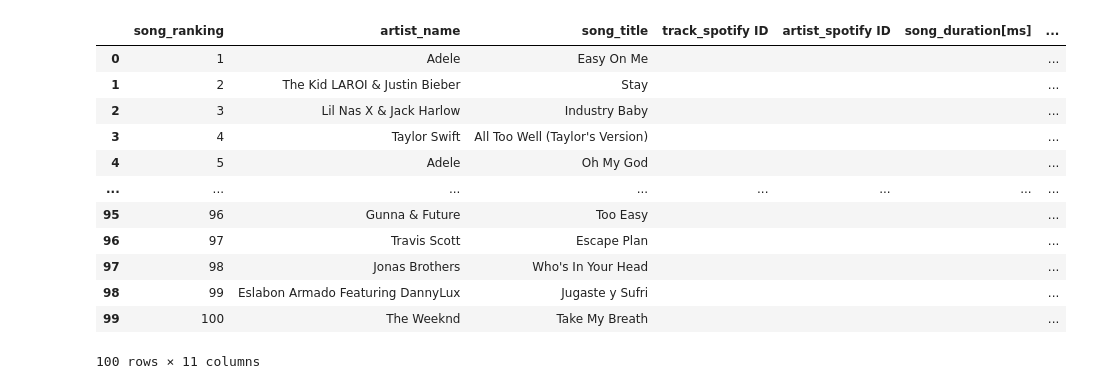
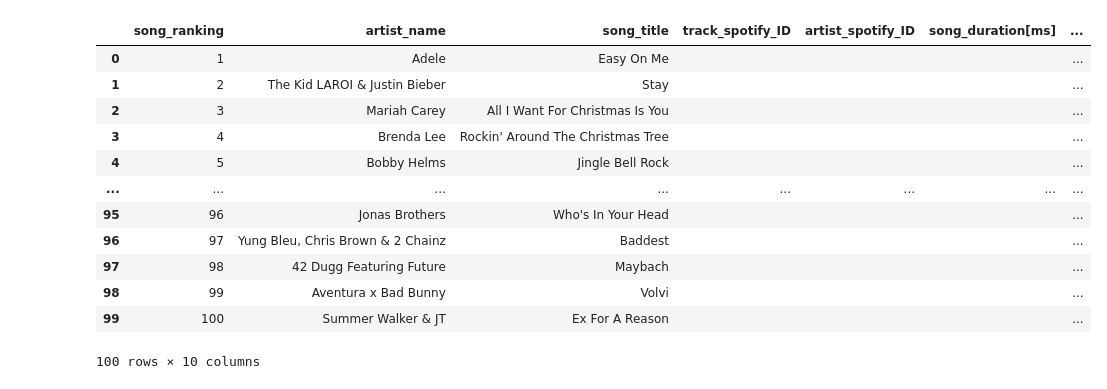
Before and after one commit to P219-C/G2-project-2_ETL_UWADA, a Jupyter notebook: Data sources/spotify_web_API.ipynb, the cells around one changed output. Cells and saved outputs as stored; diff of their text form; code cells hidden in the pictures.

Commit message:
formed tables
This reverts commit 87e1de8f9dd58c8de25e41fad81072716ca9ae93.

```diff
--- a/Data sources/spotify_web_API.ipynb
+++ b/Data sources/spotify_web_API.ipynb
@@ -9,31 +9,33 @@ from keys import client_id, client_secret
 # %%
 #scrapped_date
 from datetime import datetime
 scrapped_date = datetime.today().strftime('%Y-%m-%d')
 
 #Importing top 100 song data as pandas dataframe
 main_table = pd.read_csv(f'scrapped_top100({scrapped_date}).csv', index_col=0)
-main_table['track_spotify ID']=""
-main_table['artist_spotify ID']=""
+
+#adding empty columns to the df to indicate search info
+main_table['track_spotify_ID']=""
+main_table['artist_spotify_ID']=""
 main_table['song_duration[ms]']=""
-main_table['release_date']=""
-main_table['popularity']=""
-main_table['song_genre']=""
+main_table['song_release_date']=""
+main_table['spotify_popularity']=""
 main_table['album_name'] =""
 main_table['album_type']=""
 
+#Displaying main table
 main_table
 # %% [output]
-|  | song_ranking | artist_name | song_title | track_spotify ID | artist_spotify ID | song_duration[ms] | ... |
+|  | song_ranking | artist_name | song_title | track_spotify_ID | artist_spotify_ID | song_duration[ms] | ... |
 | 0 | 1 | Adele | Easy On Me |  |  |  | ... |
 | 1 | 2 | The Kid LAROI & Justin Bieber | Stay |  |  |  | ... |
-| 2 | 3 | Lil Nas X & Jack Harlow | Industry Baby |  |  |  | ... |
-| 3 | 4 | Taylor Swift | All Too Well (Taylor's Version) |  |  |  | ... |
-| 4 | 5 | Adele | Oh My God |  |  |  | ... |
+| 2 | 3 | Mariah Carey | All I Want For Christmas Is You |  |  |  | ... |
+| 3 | 4 | Brenda Lee | Rockin' Around The Christmas Tree |  |  |  | ... |
+| 4 | 5 | Bobby Helms | Jingle Bell Rock |  |  |  | ... |
 | ... | ... | ... | ... | ... | ... | ... | ... |
-| 95 | 96 | Gunna & Future | Too Easy |  |  |  | ... |
-| 96 | 97 | Travis Scott | Escape Plan |  |  |  | ... |
-| 97 | 98 | Jonas Brothers | Who's In Your Head |  |  |  | ... |
-| 98 | 99 | Eslabon Armado Featuring DannyLux | Jugaste y Sufri |  |  |  | ... |
-| 99 | 100 | The Weeknd | Take My Breath |  |  |  | ... |
+| 95 | 96 | Jonas Brothers | Who's In Your Head |  |  |  | ... |
+| 96 | 97 | Yung Bleu, Chris Brown & 2 Chainz | Baddest |  |  |  | ... |
+| 97 | 98 | 42 Dugg Featuring Future | Maybach |  |  |  | ... |
+| 98 | 99 | Aventura x Bad Bunny | Volvi |  |  |  | ... |
+| 99 | 100 | Summer Walker & JT | Ex For A Reason |  |  |  | ... |
-100 rows × 11 columns
+100 rows × 10 columns
```
Also changed, not shown: parts of 12 cells of this notebook, 10 other files.
